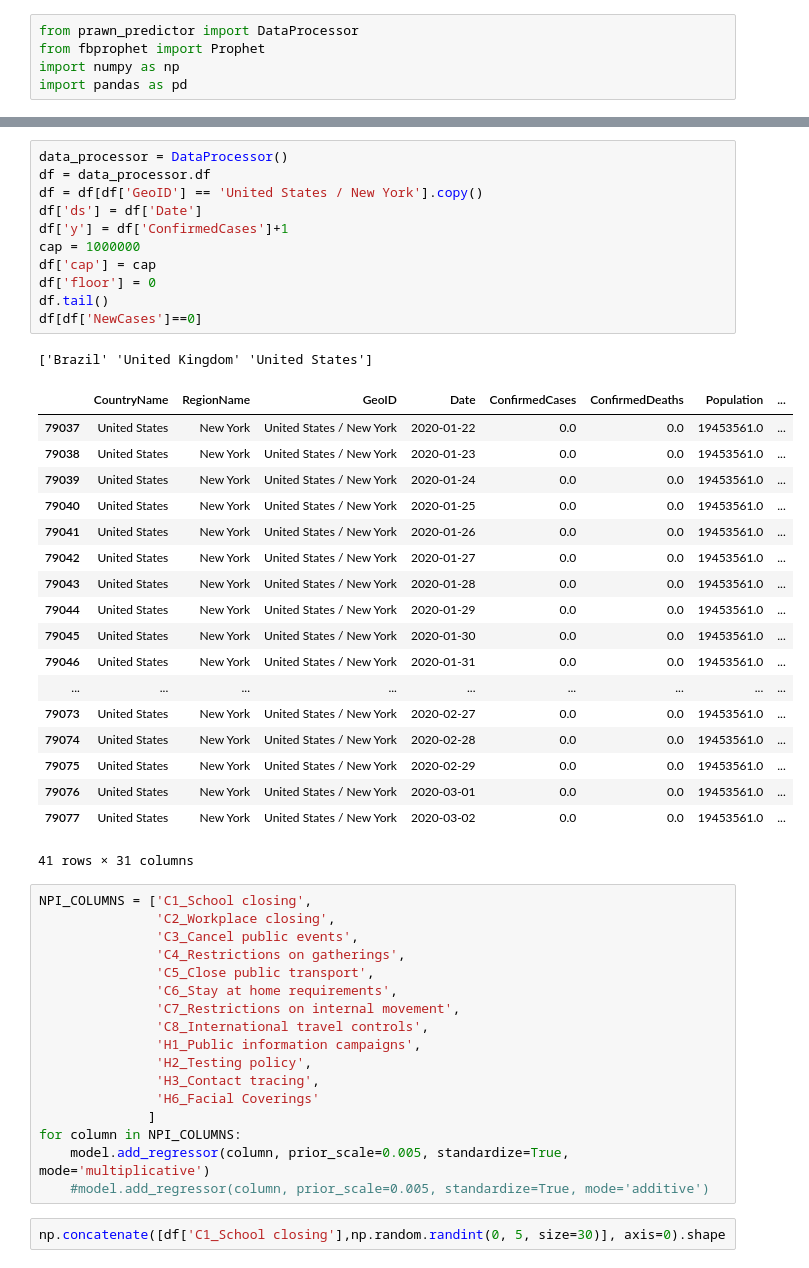
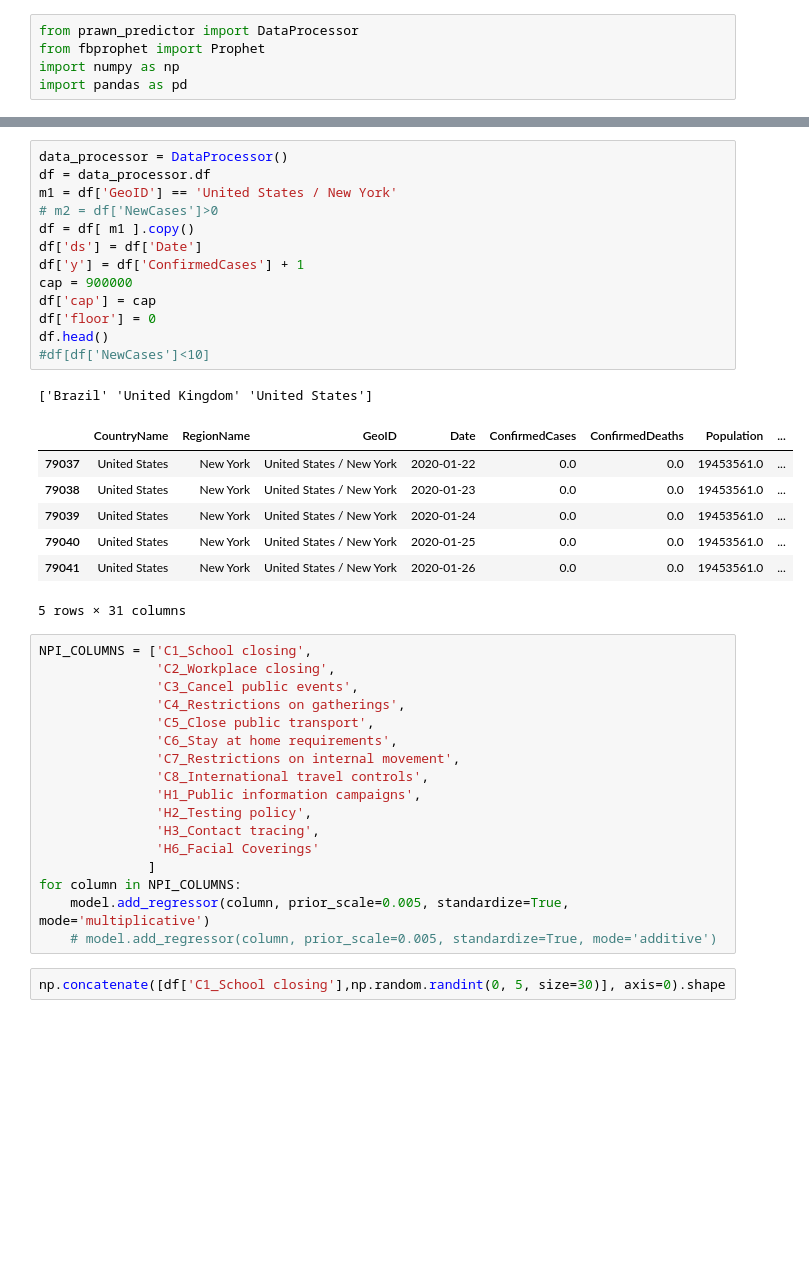
Before and after one commit to brookzhcn/covid-xprize-prawn, a Jupyter notebook: prawn/prophet_predictor.ipynb, the cells around one changed output, grey strips where cells are left out. Saved outputs shown, nothing was run; the diff lists cells and outputs as text; blank space fills up the shorter version.

```diff
--- a/prawn/prophet_predictor.ipynb
+++ b/prawn/prophet_predictor.ipynb
@@ -18,34 +18,25 @@ model.add_seasonality(name='halfly', period=210, fourier_order=5)
 # %%
 data_processor = DataProcessor()
 df = data_processor.df
-df = df[df['GeoID'] == 'United States / New York'].copy()
+m1 = df['GeoID'] == 'United States / New York'
+# m2 = df['NewCases']>0
+df = df[ m1 ].copy()
 df['ds'] = df['Date']
-df['y'] = df['ConfirmedCases']+1
-cap = 1000000
+df['y'] = df['ConfirmedCases'] + 1
+cap = 900000
 df['cap'] = cap
 df['floor'] = 0
-df.tail()
-df[df['NewCases']==0]
+df.head()
+#df[df['NewCases']<10]
 # %% [output]
 ['Brazil' 'United Kingdom' 'United States']
 |  | CountryName | RegionName | GeoID | Date | ConfirmedCases | ConfirmedDeaths | Population | ... |
 | 79037 | United States | New York | United States / New York | 2020-01-22 | 0.0 | 0.0 | 19453561.0 | ... |
 | 79038 | United States | New York | United States / New York | 2020-01-23 | 0.0 | 0.0 | 19453561.0 | ... |
 | 79039 | United States | New York | United States / New York | 2020-01-24 | 0.0 | 0.0 | 19453561.0 | ... |
 | 79040 | United States | New York | United States / New York | 2020-01-25 | 0.0 | 0.0 | 19453561.0 | ... |
 | 79041 | United States | New York | United States / New York | 2020-01-26 | 0.0 | 0.0 | 19453561.0 | ... |
-| 79042 | United States | New York | United States / New York | 2020-01-27 | 0.0 | 0.0 | 19453561.0 | ... |
-| 79043 | United States | New York | United States / New York | 2020-01-28 | 0.0 | 0.0 | 19453561.0 | ... |
-| 79044 | United States | New York | United States / New York | 2020-01-29 | 0.0 | 0.0 | 19453561.0 | ... |
-| 79045 | United States | New York | United States / New York | 2020-01-30 | 0.0 | 0.0 | 19453561.0 | ... |
-| 79046 | United States | New York | United States / New York | 2020-01-31 | 0.0 | 0.0 | 19453561.0 | ... |
-| ... | ... | ... | ... | ... | ... | ... | ... | ... |
-| 79073 | United States | New York | United States / New York | 2020-02-27 | 0.0 | 0.0 | 19453561.0 | ... |
-| 79074 | United States | New York | United States / New York | 2020-02-28 | 0.0 | 0.0 | 19453561.0 | ... |
-| 79075 | United States | New York | United States / New York | 2020-02-29 | 0.0 | 0.0 | 19453561.0 | ... |
-| 79076 | United States | New York | United States / New York | 2020-03-01 | 0.0 | 0.0 | 19453561.0 | ... |
-| 79077 | United States | New York | United States / New York | 2020-03-02 | 0.0 | 0.0 | 19453561.0 | ... |
-41 rows × 31 columns
+5 rows × 31 columns
 # %%
 NPI_COLUMNS = ['C1_School closing',
                'C2_Workplace closing',
@@ -62,7 +53,7 @@ NPI_COLUMNS = ['C1_School closing',
               ]
 for column in NPI_COLUMNS:
     model.add_regressor(column, prior_scale=0.005, standardize=True, mode='multiplicative')
-    #model.add_regressor(column, prior_scale=0.005, standardize=True, mode='additive')
+    # model.add_regressor(column, prior_scale=0.005, standardize=True, mode='additive')
 # %%
 np.concatenate([df['C1_School closing'],np.random.randint(0, 5, size=30)], axis=0).shape
 # %% [output]
```
Also changed, not shown: parts of 7 cells of this notebook.
